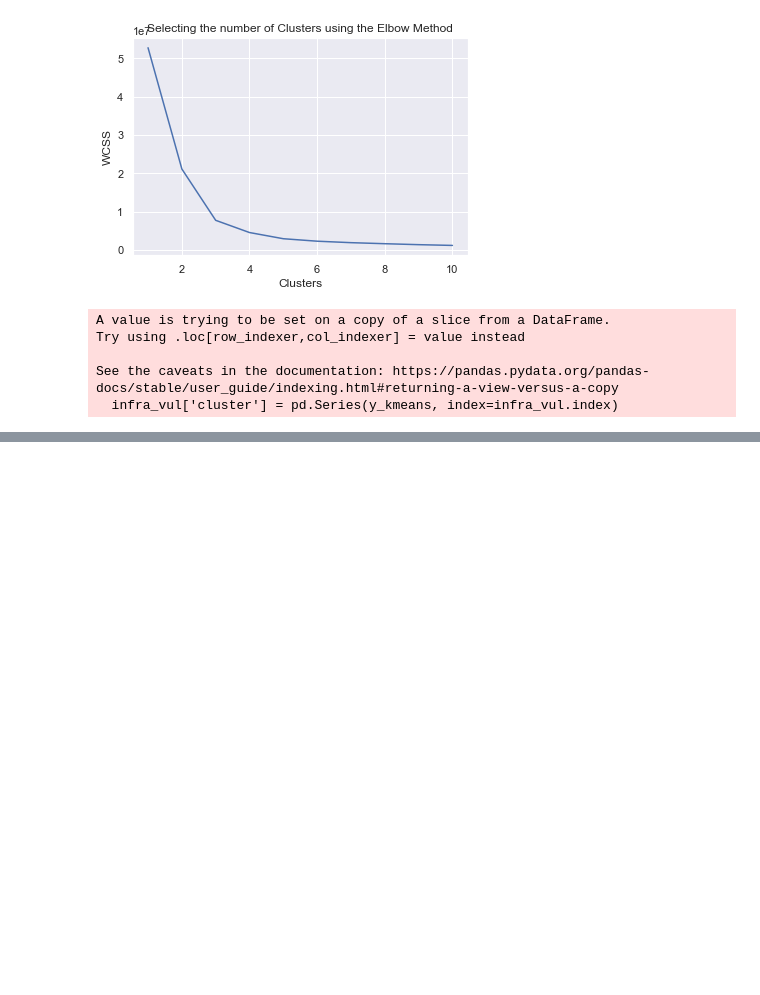
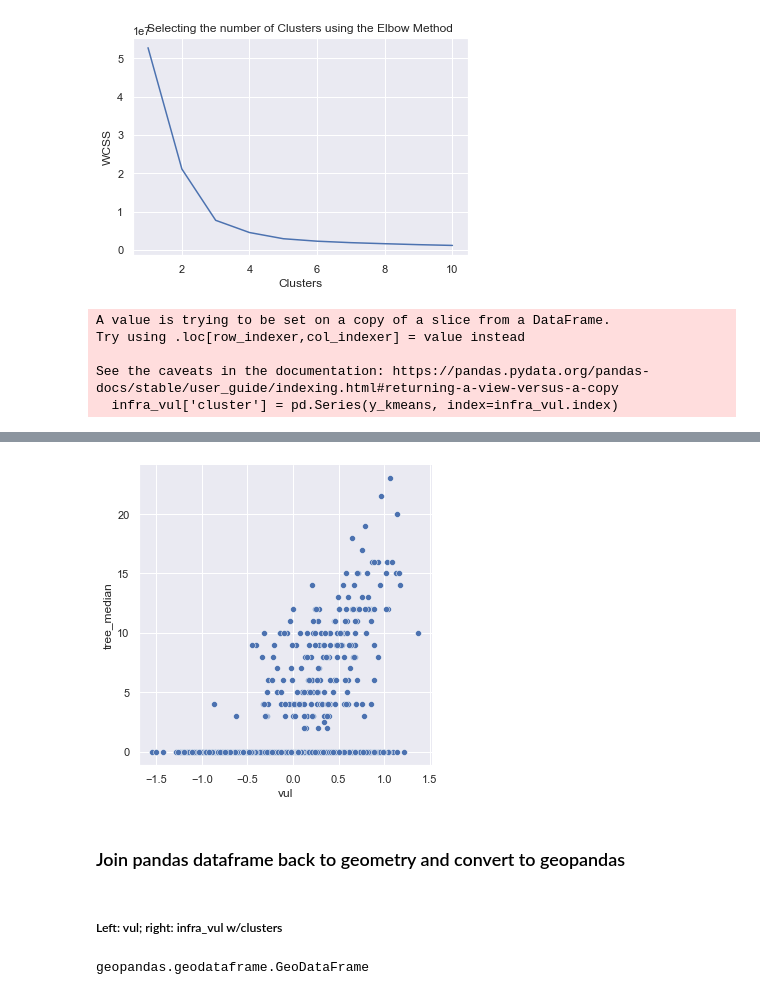
Before and after one commit to janderson5417/earthgrids_v2, a Jupyter notebook: k-means_clustering.ipynb, the cells around one changed output, grey strips where cells are left out. Saved outputs shown, nothing was run; the diff lists cells and outputs as text; code cells hidden in the pictures; blank space fills up the shorter version.

```diff
--- a/k-means_clustering.ipynb
+++ b/k-means_clustering.ipynb
@@ -229,0 +245,8 @@ sns.relplot(x='vul', y='impv_median', hue = 'cluster', data=infra_vul)
+# %%
+sns.relplot(x='vul', y='tree_median', data=infra_vul);
+# %% [output]
+[figure, added]
+# %% [markdown]
+### Join pandas dataframe back to geometry and convert to geopandas
+# %% [markdown]
+##### Left: vul; right: infra_vul w/clusters
@@ -229,0 +257,4 @@ sns.relplot(x='vul', y='impv_median', hue = 'cluster', data=infra_vul)
+# %%
+type(merged)
+# %% [output]
+geopandas.geodataframe.GeoDataFrame
```
Also changed, not shown: parts of 26 cells of this notebook, 3 other files.
